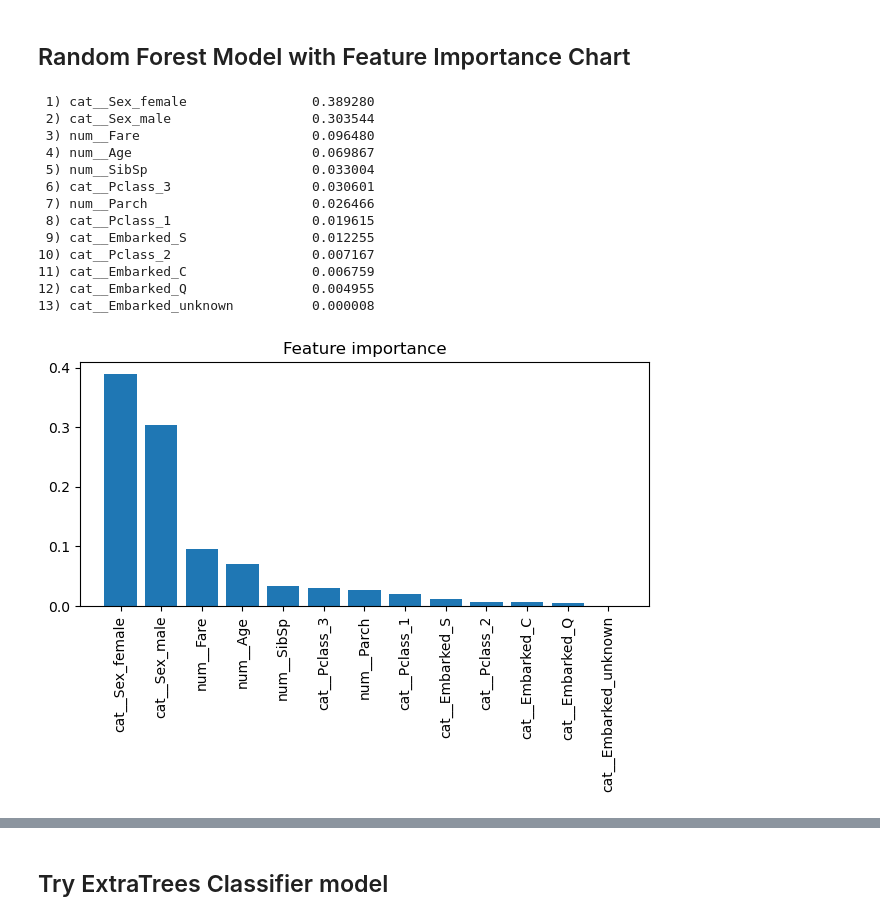
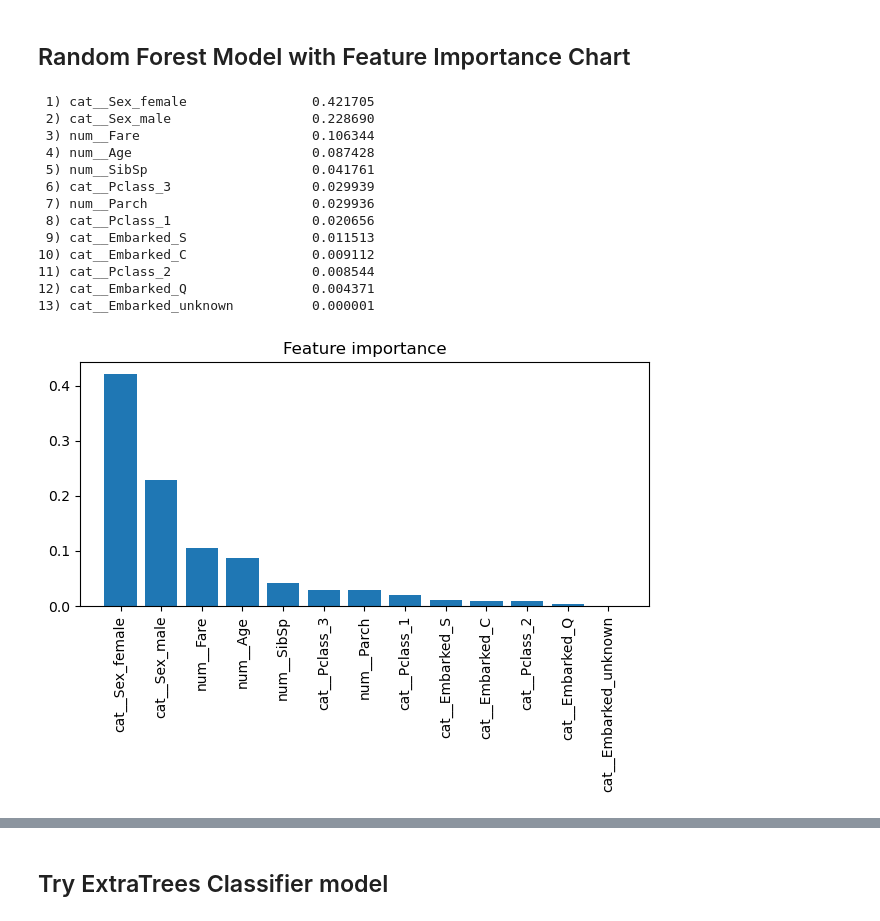
Before and after one commit to ChadUSF/DSDP, a Jupyter notebook: Titanic/Titanic.ipynb, the cells around one changed output, grey strips where cells are left out. Cells and saved outputs as stored; diff of their text form; code cells hidden in the pictures.

```diff
--- a/Titanic/Titanic.ipynb
+++ b/Titanic/Titanic.ipynb
@@ -323,48 +335,48 @@ train_x2 = pd.DataFrame(train_x, columns=preprocessor.get_feature_names_out())
 # %%
 from sklearn.ensemble import RandomForestClassifier
 import matplotlib.pyplot as plt
 
 feat_labels = train_x2.columns
 
-rnd_clf = RandomForestClassifier(n_estimators=73, max_depth=6, min_samples_split=3, n_jobs=-1)
+rnd_clf = RandomForestClassifier(n_estimators=50, max_depth=7, min_samples_split=3, n_jobs=-1)
 
 rnd_clf.fit(train_x2, train_y)
 
 importances = rnd_clf.feature_importances_
 
 indices = np.argsort(importances)[::-1]
 
 for f in range(train_x2.shape[1]):
     print("%2d) %-*s %f" % (f + 1, 30,
                             feat_labels[indices[f]],
                             importances[indices[f]]))
 
 plt.title('Feature importance')
 plt.bar(range(train_x2.shape[1]),
         importances[indices],
         align='center')
 
 plt.xticks(range(train_x2.shape[1]),
            feat_labels[indices], rotation=90)
 plt.xlim([-1, train_x2.shape[1]])
 plt.tight_layout()
 # plt.savefig('figures/04_10.png', dpi=300)
 plt.show()
 # %% [output]
- 1) cat__Sex_female                0.389280
- 2) cat__Sex_male                  0.303544
- 3) num__Fare                      0.096480
- 4) num__Age                       0.069867
- 5) num__SibSp                     0.033004
- 6) cat__Pclass_3                  0.030601
- 7) num__Parch                     0.026466
- 8) cat__Pclass_1                  0.019615
- 9) cat__Embarked_S                0.012255
-10) cat__Pclass_2                  0.007167
-11) cat__Embarked_C                0.006759
-12) cat__Embarked_Q                0.004955
-13) cat__Embarked_unknown          0.000008
+ 1) cat__Sex_female                0.421705
+ 2) cat__Sex_male                  0.228690
+ 3) num__Fare                      0.106344
+ 4) num__Age                       0.087428
+ 5) num__SibSp                     0.041761
+ 6) cat__Pclass_3                  0.029939
+ 7) num__Parch                     0.029936
+ 8) cat__Pclass_1                  0.020656
+ 9) cat__Embarked_S                0.011513
+10) cat__Embarked_C                0.009112
+11) cat__Pclass_2                  0.008544
+12) cat__Embarked_Q                0.004371
+13) cat__Embarked_unknown          0.000001
-[figure, old version]
+[figure, new version]
 # %%
 train_y_pred = rnd_clf.predict(train_x)
 train_acc = accuracy_score(train_y, train_y_pred)
```
Also changed, not shown: parts of 34 cells of this notebook.
